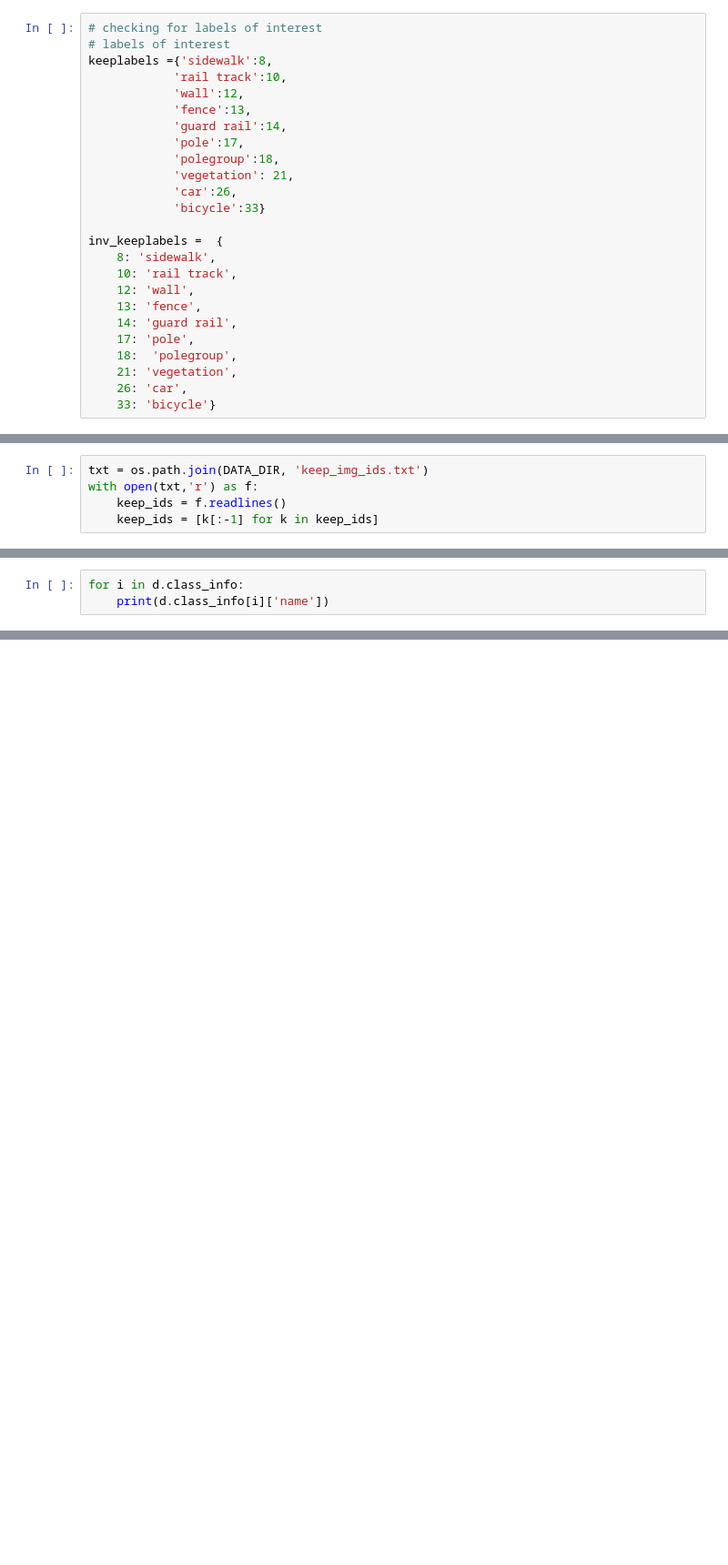
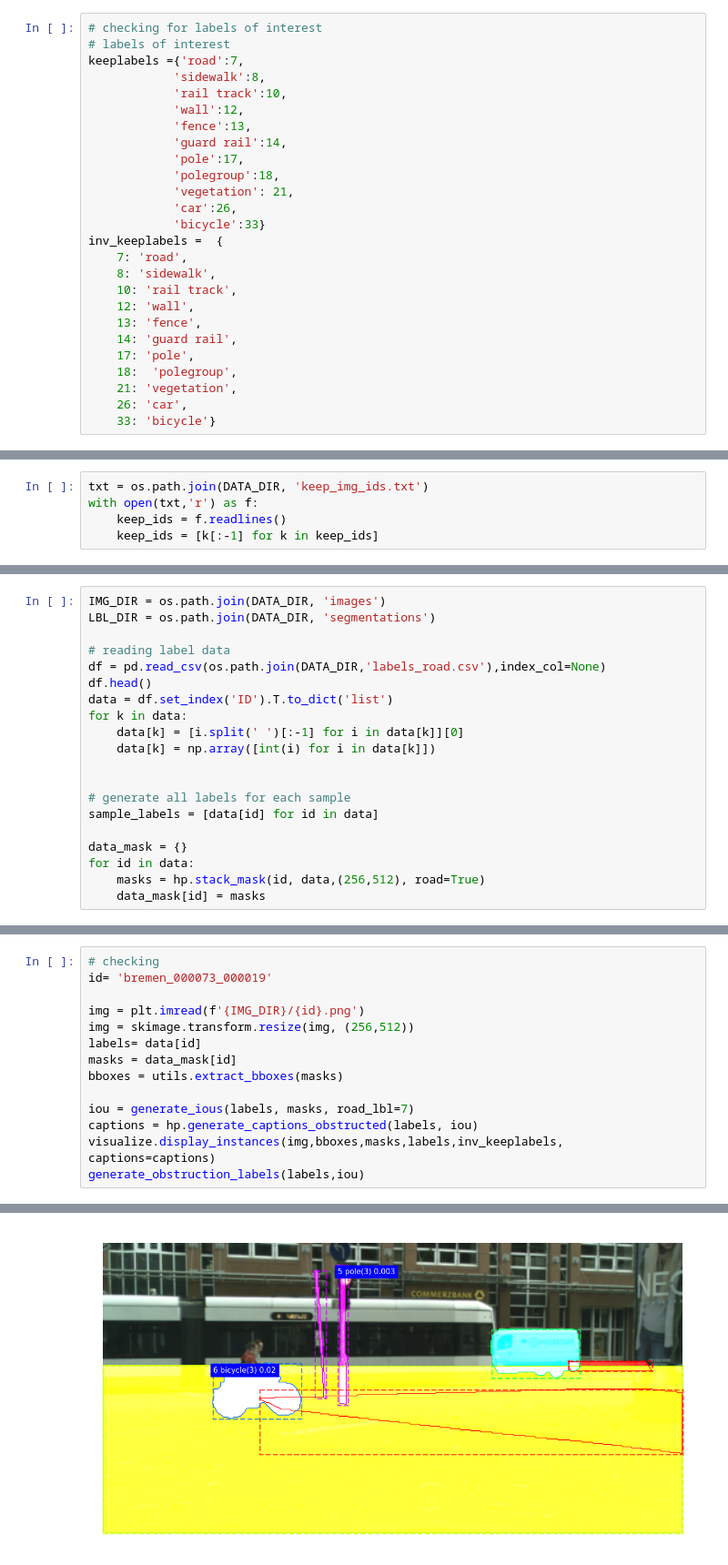
Before and after one commit to DataScienceAndEngineering/deep-learning-final-project-project-sidewalk, a Jupyter notebook: notebooks/explorations/data_preprocess.ipynb, the cells around one changed output, grey strips where cells are left out. Shown at 91% size. Cells and saved outputs as stored; diff of their text form; blank space fills up the shorter version.

Commit message:
add labels using iou thresholds

```diff
--- a/notebooks/explorations/data_preprocess.ipynb
+++ b/notebooks/explorations/data_preprocess.ipynb
@@ -16,7 +17,8 @@ import helper as hp
 # %%
 # checking for labels of interest
 # labels of interest
-keeplabels ={'sidewalk':8,
+keeplabels ={'road':7,
+            'sidewalk':8,
             'rail track':10,
             'wall':12,
             'fence':13,
@@ -26,8 +28,8 @@ keeplabels ={'sidewalk':8,
             'vegetation': 21,
             'car':26,
             'bicycle':33}
-
 inv_keeplabels =  {
+    7: 'road',
     8: 'sidewalk',
     10: 'rail track',
     12: 'wall',
@@ -287,3 +81,0 @@ d.class_info
-# %%
-for i in d.class_info:
-    print(d.class_info[i]['name'])
@@ -346,0 +84,20 @@ TypeError: Could not build a TypeSpec for <KerasTensor: shape=(None, None, 4) dt
+# %%
+IMG_DIR = os.path.join(DATA_DIR, 'images')
+LBL_DIR = os.path.join(DATA_DIR, 'segmentations')
+
+# reading label data
+df = pd.read_csv(os.path.join(DATA_DIR,'labels_road.csv'),index_col=None)
+df.head()
+data = df.set_index('ID').T.to_dict('list')
+for k in data:
+    data[k] = [i.split(' ')[:-1] for i in data[k]][0]
+    data[k] = np.array([int(i) for i in data[k]])
+
+
+# generate all labels for each sample
+sample_labels = [data[id] for id in data]
+
+data_mask = {}
+for id in data:
+    masks = hp.stack_mask(id, data,(256,512), road=True)
+    data_mask[id] = masks
@@ -346,0 +174,15 @@ TypeError: Could not build a TypeSpec for <KerasTensor: shape=(None, None, 4) dt
+# %%
+# checking
+id= 'bremen_000073_000019'
+
+img = plt.imread(f'{IMG_DIR}/{id}.png')
+img = skimage.transform.resize(img, (256,512))
+labels= data[id]
+masks = data_mask[id]
+bboxes = utils.extract_bboxes(masks)
+
+iou = generate_ious(labels, masks, road_lbl=7)
+captions = hp.generate_captions_obstructed(labels, iou)
+visualize.display_instances(img,bboxes,masks,labels,inv_keeplabels, captions=captions)
+generate_obstruction_labels(labels,iou)
+# %% [output]
@@ -346,0 +190 @@ TypeError: Could not build a TypeSpec for <KerasTensor: shape=(None, None, 4) dt
+[figure, added]
```
Also changed, not shown: parts of 29 cells of this notebook, 5 other files.
